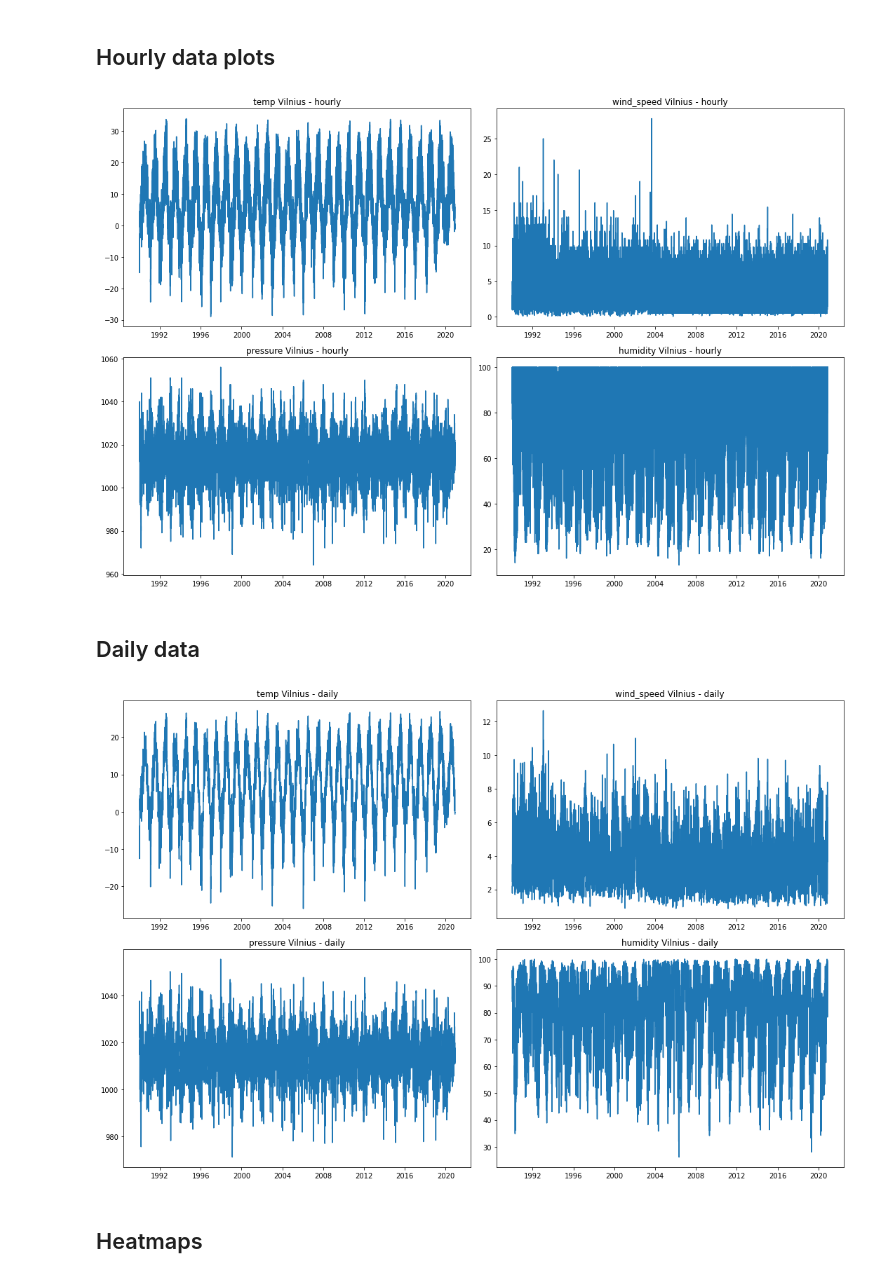
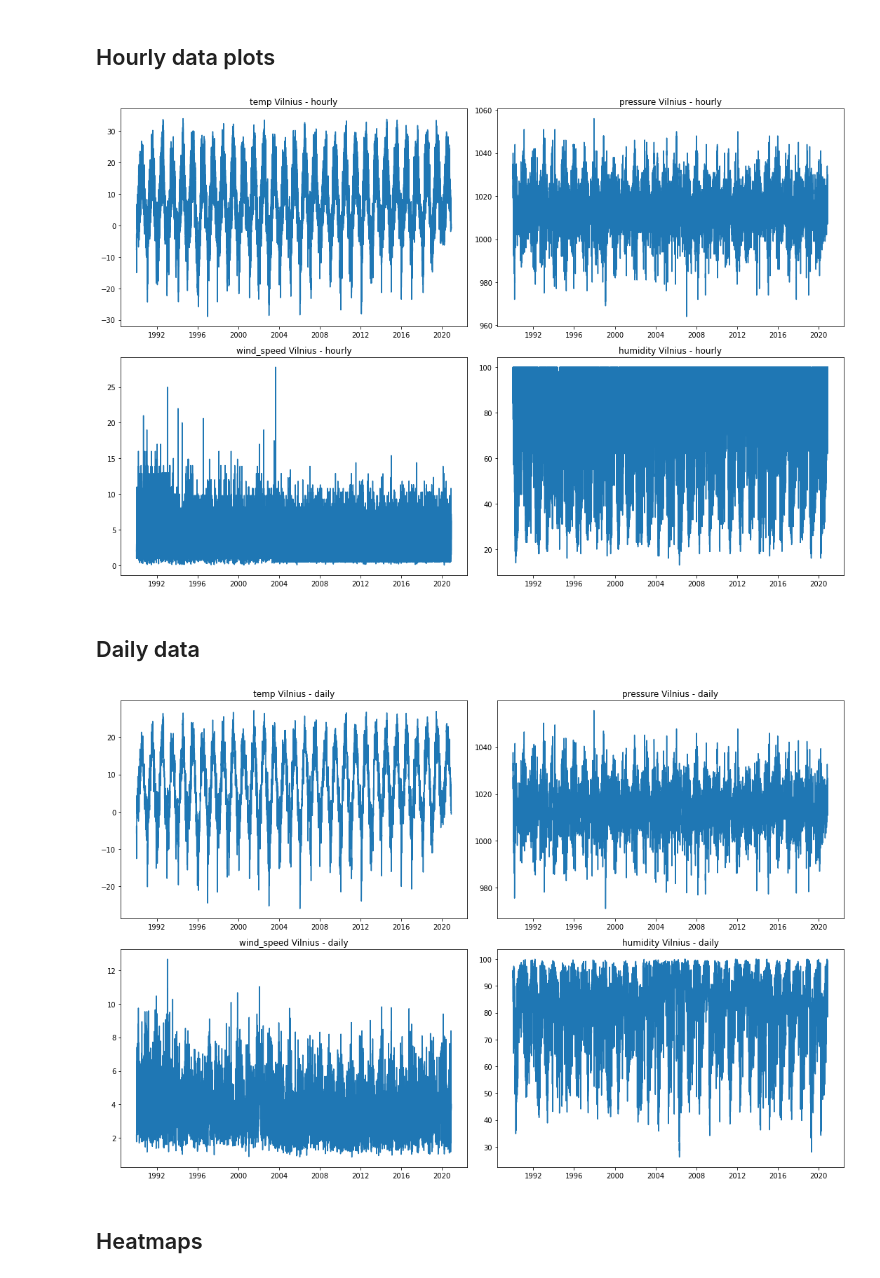
Before and after one commit to Eligijus112/Vilnius-weather-LSTM, a Jupyter notebook: weather-analysis.ipynb, the cells around one changed output. Drawn from its saved outputs; the diff is of its cells as text; code cells hidden in the pictures.

```diff
--- a/weather-analysis.ipynb
+++ b/weather-analysis.ipynb
@@ -150,24 +153,24 @@ d[features].describe()
 # %%
 plot_features = d[features]
 plot_features.index = d.dt
 
 fig, axes = plt.subplots(
     nrows=2,
     ncols=2,
     figsize=(15, 10),
     facecolor="w",
     edgecolor="k"
 )
 
 for i, feature in enumerate(features):
-    axes[i % 2, i // 2].plot(plot_features[feature])
-    axes[i % 2, i // 2].set_title(f'{feature} Vilnius - hourly')
+    axes[i // 2, i % 2].plot(plot_features[feature])
+    axes[i // 2, i % 2].set_title(f'{feature} Vilnius - hourly')
 
 plt.tight_layout()
 
 plt.show()
 # %% [output]
-[figure, old version]
+[figure, new version]
 # %% [markdown]
 ## Daily data
 # %%
@@ -182,14 +185,14 @@ fig, axes = plt.subplots(
 )
 
 for i, feature in enumerate(features):
-    axes[i % 2, i // 2].plot(plot_features[feature])
-    axes[i % 2, i // 2].set_title(f'{feature} Vilnius - daily')
+    axes[i // 2, i % 2].plot(plot_features[feature])
+    axes[i // 2, i % 2].set_title(f'{feature} Vilnius - daily')
 
 plt.tight_layout()
 
 plt.show()
 # %% [output]
-[figure, old version]
+[figure, new version]
 # %% [markdown]
 ## Heatmaps
 # %%
```
Also changed, not shown: parts of 22 cells of this notebook.
